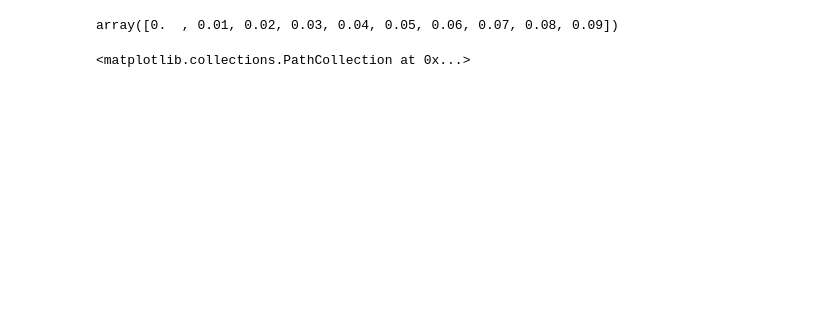
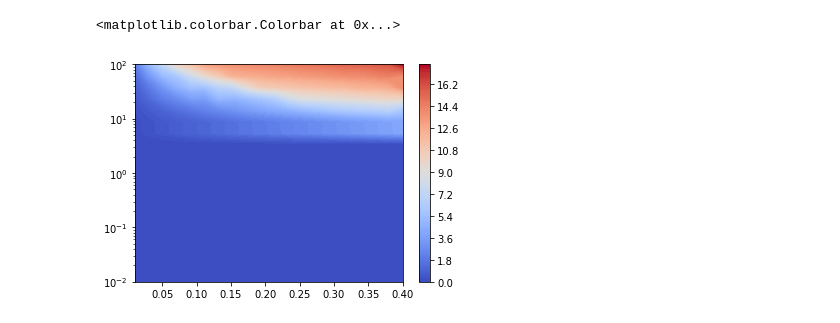
Before and after one commit to chpironi/event_velocity_sensor, a Jupyter notebook: event_propagation_model.ipynb, the cells around one changed output. Drawn from its saved outputs; the diff is of its cells as text; code cells hidden in the pictures; blank space fills up the shorter version.

Commit message:
added event rate vs velocity and gradient simulation

```diff
--- a/event_propagation_model.ipynb
+++ b/event_propagation_model.ipynb
@@ -37,7 +37,8 @@ def simulate_events(
     v=0.4,
     t0=0,
     t1=100,
-    t_step = 0.1
+    t_step = 0.1,
+    noise_std = 0,
 ):
 
     current_em = np.zeros(N)
@@ -48,15 +49,14 @@ def simulate_events(
     values = dict(a=a, L=L, h=h, d=d, v=v)
     e0 = partial(e, **values)
 
+    t1 = L*N/v
 
     for time in np.arange(t0,t1,t_step):
         pixel = np.arange(N)
-        this_e = e0(t=time, i = pixel+1)
-        total_em[pixel] = this_e
+        total_em[pixel] = e0(t=time, i = pixel+1)
         eN = total_em[pixel] - current_em[pixel]
-
         event_mask = (eN > threshold)
         current_em[event_mask] = total_em[event_mask]
         events[event_mask] += 1
 
-    return events
+    return events, t1-t0
@@ -67,9 +62,0 @@ total_events = np.sum(events, axis = 1)
-# %%
-vels
-# %% [output]
-array([0.  , 0.01, 0.02, 0.03, 0.04, 0.05, 0.06, 0.07, 0.08, 0.09])
-# %%
-import matplotlib.pyplot as plt
-plt.scatter(vels, total_events)
-# %% [output]
-<matplotlib.collections.PathCollection at 0x...>
@@ -75,0 +77,18 @@ plt.scatter(vels, total_events)
+# %%
+vels = np.linspace(0.01,0.4,20)
+As = np.logspace(-2,2,20)
+out = [[simulate_events(v=v, N = 100, d = 0.1, a = a) for v in vels] for a in As]
+events = np.array([[ov[0] for ov in oa] for oa in out])
+dts = np.array([[ov[1] for ov in oa] for oa in out])
+total_events = np.sum(events, axis = 2)
+total_event_rate = total_events/dts
+# %%
+import matplotlib.pyplot as plt
+from matplotlib import cm
+
+plt.contourf(vels, As, total_event_rate, levels = 100, cmap = cm.coolwarm)
+plt.yscale("log")
+plt.colorbar()
+# %% [output]
+<matplotlib.colorbar.Colorbar at 0x...>
+[figure, added]
```
Also changed, not shown: parts of 6 cells of this notebook.
